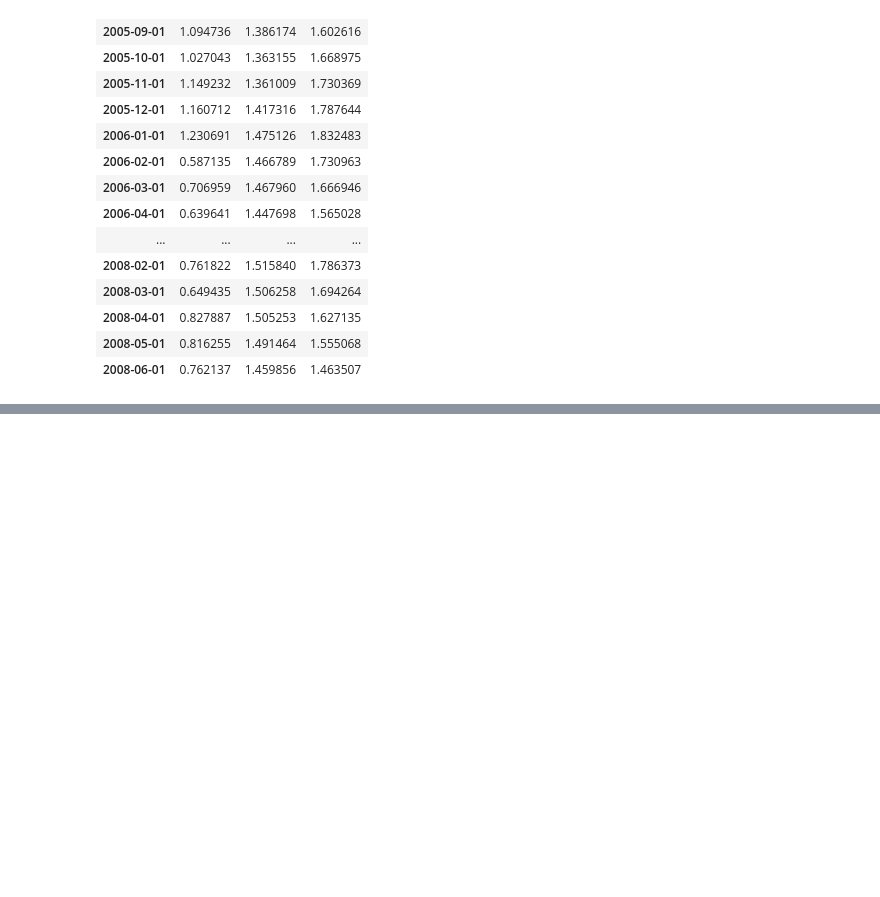
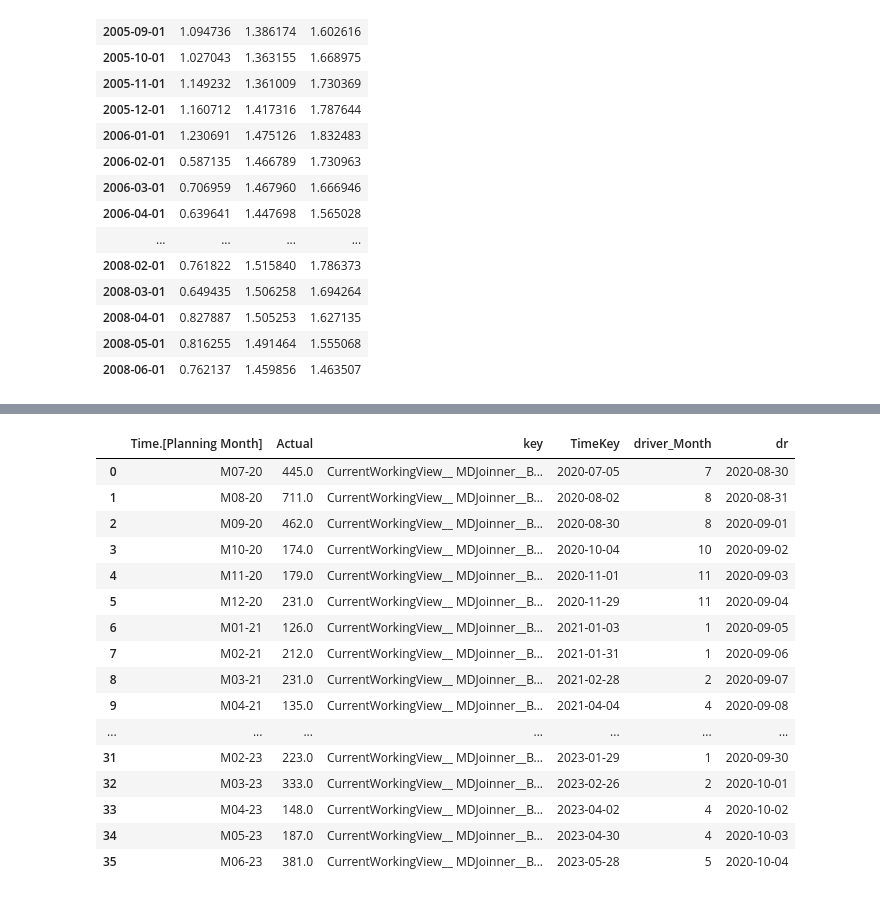
Before and after one commit to mbahau/Forecastinit, a Jupyter notebook: mian.ipynb, the cells around one changed output, grey strips where cells are left out. Cells and saved outputs as stored; diff of their text form; code cells hidden in the pictures; blank space fills up the shorter version.

```diff
--- a/mian.ipynb
+++ b/mian.ipynb
@@ -589,0 +513,22 @@ ValueError: `exog` must have at least as many values as the distance to the maxi
+# %%
+
+Historical_data['dr'] = pd.Series(pd.date_range(start=Historic_start_date_key,periods=len(Historical_data)))
+Historical_data
+# %% [output]
+|  | Time.[Planning Month] | Actual | key | TimeKey | driver_Month | dr |
+| 0 | M07-20 | 445.0 | CurrentWorkingView__ MDJoinner__B... | 2020-07-05 | 7 | 2020-08-30 |
+| 1 | M08-20 | 711.0 | CurrentWorkingView__ MDJoinner__B... | 2020-08-02 | 8 | 2020-08-31 |
+| 2 | M09-20 | 462.0 | CurrentWorkingView__ MDJoinner__B... | 2020-08-30 | 8 | 2020-09-01 |
+| 3 | M10-20 | 174.0 | CurrentWorkingView__ MDJoinner__B... | 2020-10-04 | 10 | 2020-09-02 |
+| 4 | M11-20 | 179.0 | CurrentWorkingView__ MDJoinner__B... | 2020-11-01 | 11 | 2020-09-03 |
+| 5 | M12-20 | 231.0 | CurrentWorkingView__ MDJoinner__B... | 2020-11-29 | 11 | 2020-09-04 |
+| 6 | M01-21 | 126.0 | CurrentWorkingView__ MDJoinner__B... | 2021-01-03 | 1 | 2020-09-05 |
+| 7 | M02-21 | 212.0 | CurrentWorkingView__ MDJoinner__B... | 2021-01-31 | 1 | 2020-09-06 |
+| 8 | M03-21 | 231.0 | CurrentWorkingView__ MDJoinner__B... | 2021-02-28 | 2 | 2020-09-07 |
+| 9 | M04-21 | 135.0 | CurrentWorkingView__ MDJoinner__B... | 2021-04-04 | 4 | 2020-09-08 |
+| ... | ... | ... | ... | ... | ... | ... |
+| 31 | M02-23 | 223.0 | CurrentWorkingView__ MDJoinner__B... | 2023-01-29 | 1 | 2020-09-30 |
+| 32 | M03-23 | 333.0 | CurrentWorkingView__ MDJoinner__B... | 2023-02-26 | 2 | 2020-10-01 |
+| 33 | M04-23 | 148.0 | CurrentWorkingView__ MDJoinner__B... | 2023-04-02 | 4 | 2020-10-02 |
+| 34 | M05-23 | 187.0 | CurrentWorkingView__ MDJoinner__B... | 2023-04-30 | 4 | 2020-10-03 |
+| 35 | M06-23 | 381.0 | CurrentWorkingView__ MDJoinner__B... | 2023-05-28 | 5 | 2020-10-04 |
```
Also changed, not shown: parts of 23 cells of this notebook.
